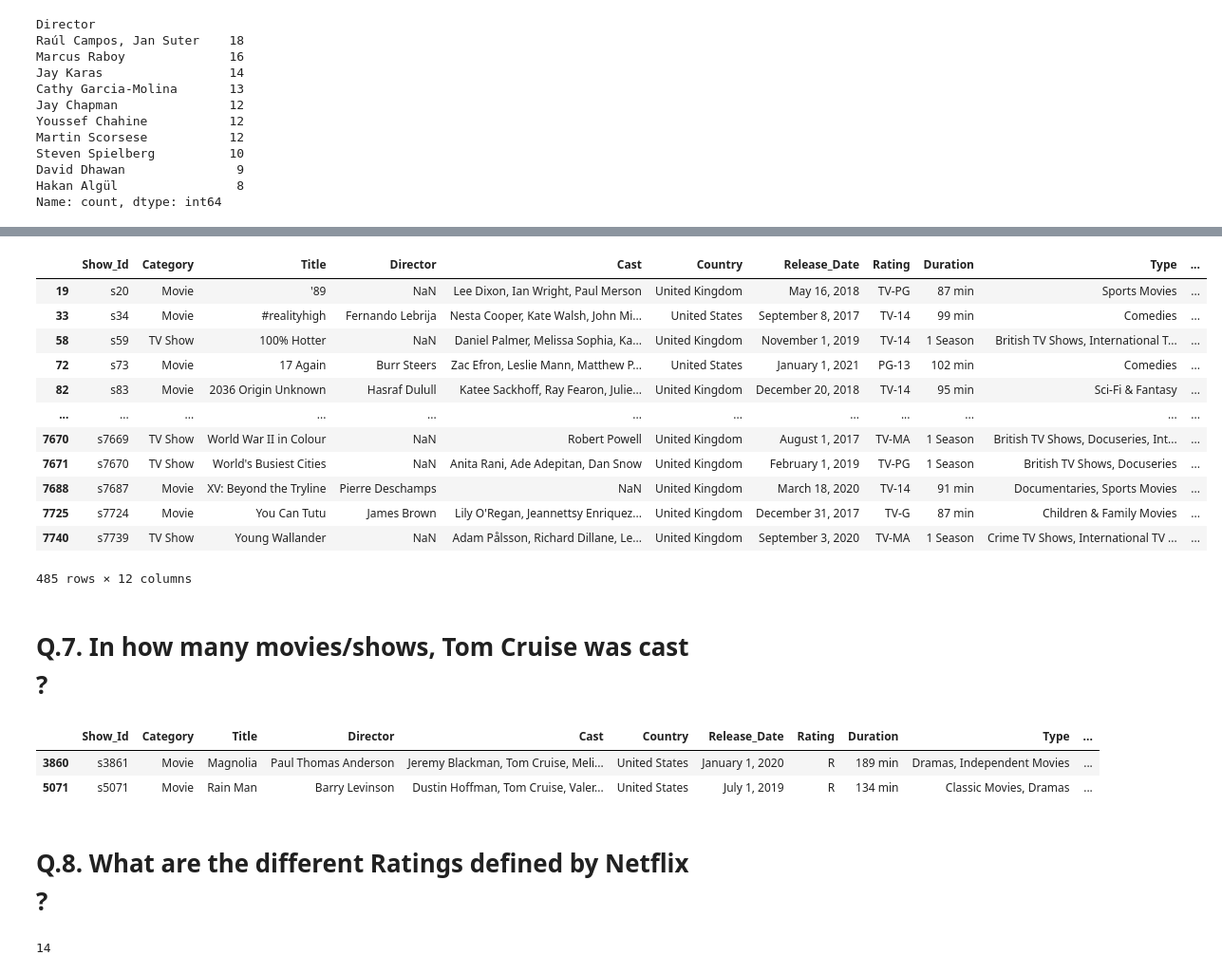
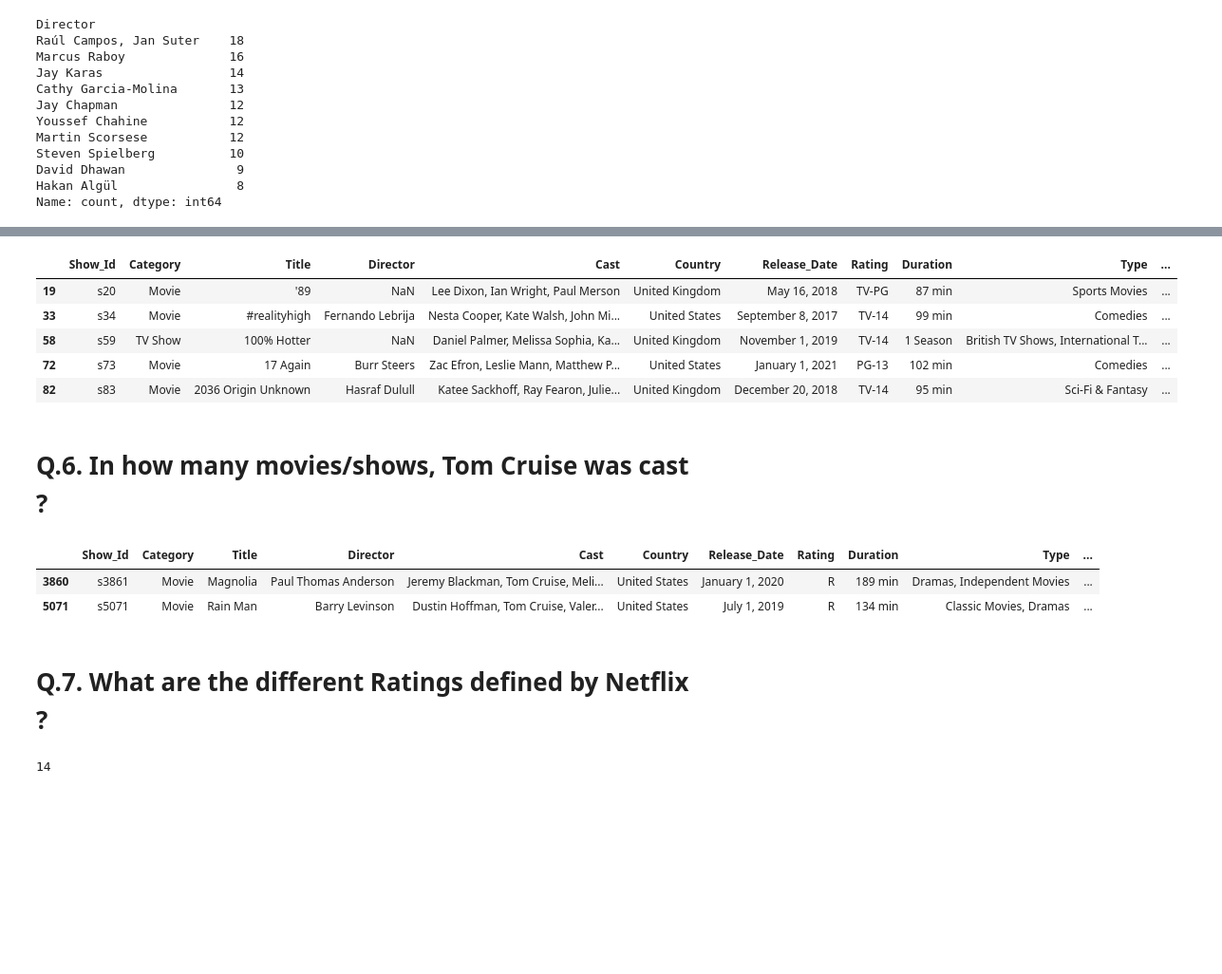
Before and after one commit to Ashna-lamba/Netflix-Data-Analysis, a Jupyter notebook: Netflix_DataAnalysis.ipynb, the cells around one changed output, grey strips where cells are left out. Shown at 95% size. Drawn from its saved outputs; the diff is of its cells as text; code cells hidden in the pictures; blank space fills up the shorter version.

```diff
--- a/Netflix_DataAnalysis.ipynb
+++ b/Netflix_DataAnalysis.ipynb
@@ -278,21 +252,15 @@ data[ (data['Category']=='Movie') & (data['Type']=='Comedies') ]
 # %%
-data[ (data['Category']=='Movie') & (data['Type']=='Comedies') | (data['Country']=='United Kingdom')]
+data[ (data['Category']=='Movie') & (data['Type']=='Comedies')
+     | (data['Country']=='United Kingdom')] .head()
 # %% [output]
 |  | Show_Id | Category | Title | Director | Cast | Country | Release_Date | Rating | Duration | Type | ... |
 | 19 | s20 | Movie | '89 | NaN | Lee Dixon, Ian Wright, Paul Merson | United Kingdom | May 16, 2018 | TV-PG | 87 min | Sports Movies | ... |
 | 33 | s34 | Movie | #realityhigh | Fernando Lebrija | Nesta Cooper, Kate Walsh, John Mi... | United States | September 8, 2017 | TV-14 | 99 min | Comedies | ... |
 | 58 | s59 | TV Show | 100% Hotter | NaN | Daniel Palmer, Melissa Sophia, Ka... | United Kingdom | November 1, 2019 | TV-14 | 1 Season | British TV Shows, International T... | ... |
 | 72 | s73 | Movie | 17 Again | Burr Steers | Zac Efron, Leslie Mann, Matthew P... | United States | January 1, 2021 | PG-13 | 102 min | Comedies | ... |
 | 82 | s83 | Movie | 2036 Origin Unknown | Hasraf Dulull | Katee Sackhoff, Ray Fearon, Julie... | United Kingdom | December 20, 2018 | TV-14 | 95 min | Sci-Fi & Fantasy | ... |
-| ... | ... | ... | ... | ... | ... | ... | ... | ... | ... | ... | ... |
-| 7670 | s7669 | TV Show | World War II in Colour | NaN | Robert Powell | United Kingdom | August 1, 2017 | TV-MA | 1 Season | British TV Shows, Docuseries, Int... | ... |
-| 7671 | s7670 | TV Show | World's Busiest Cities | NaN | Anita Rani, Ade Adepitan, Dan Snow | United Kingdom | February 1, 2019 | TV-PG | 1 Season | British TV Shows, Docuseries | ... |
-| 7688 | s7687 | Movie | XV: Beyond the Tryline | Pierre Deschamps | NaN | United Kingdom | March 18, 2020 | TV-14 | 91 min | Documentaries, Sports Movies | ... |
-| 7725 | s7724 | Movie | You Can Tutu | James Brown | Lily O'Regan, Jeannettsy Enriquez... | United Kingdom | December 31, 2017 | TV-G | 87 min | Children & Family Movies | ... |
-| 7740 | s7739 | TV Show | Young Wallander | NaN | Adam Pålsson, Richard Dillane, Le... | United Kingdom | September 3, 2020 | TV-MA | 1 Season | Crime TV Shows, International TV ... | ... |
-485 rows × 12 columns
 # %% [markdown]
-# Q.7. In how many movies/shows, Tom Cruise was cast ?
+# Q.6. In how many movies/shows, Tom Cruise was cast ?
 # %%
 data_new = data.dropna()
 data_new[data_new['Cast'].str.contains('Tom Cruise')]
@@ -301,7 +269,7 @@ data_new[data_new['Cast'].str.contains('Tom Cruise')]
 | 3860 | s3861 | Movie | Magnolia | Paul Thomas Anderson | Jeremy Blackman, Tom Cruise, Meli... | United States | January 1, 2020 | R | 189 min | Dramas, Independent Movies | ... |
 | 5071 | s5071 | Movie | Rain Man | Barry Levinson | Dustin Hoffman, Tom Cruise, Valer... | United States | July 1, 2019 | R | 134 min | Classic Movies, Dramas | ... |
 # %% [markdown]
-# Q.8. What are the different Ratings defined by Netflix ?
+# Q.7. What are the different Ratings defined by Netflix ?
 # %%
 data['Rating'].nunique()
 # %% [output]
```
Also changed, not shown: parts of 17 cells of this notebook.
